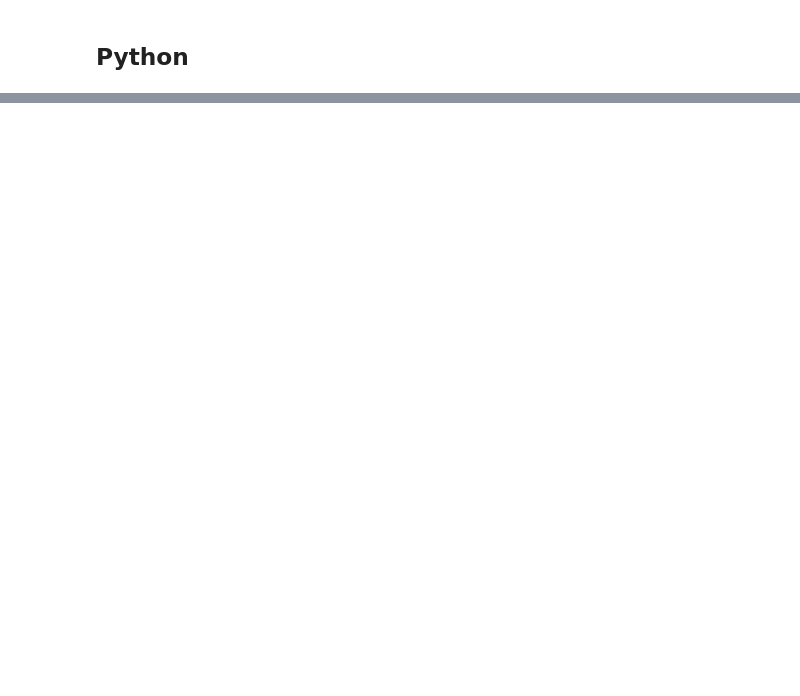
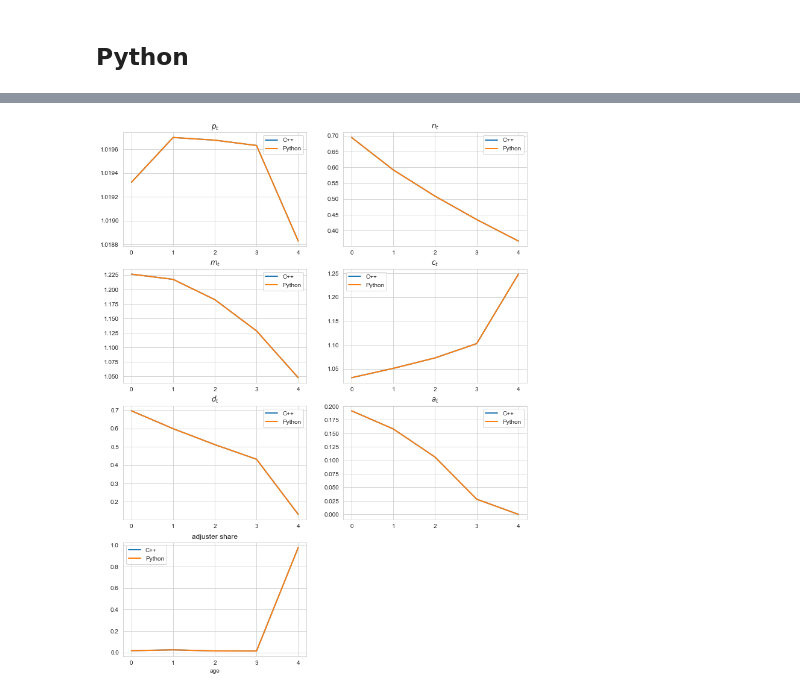
Before and after one commit to NumEconCopenhagen/ConsumptionSavingNotebooks, a Jupyter notebook: DurableConsumptionModel/Compare NEGM in Python and C++.ipynb, the cells around one changed output, grey strips where cells are left out. Drawn from its saved outputs; the diff is of its cells as text; code cells hidden in the pictures; blank space fills up the shorter version.

```diff
--- a/DurableConsumptionModel/Compare NEGM in Python and C++.ipynb
+++ b/DurableConsumptionModel/Compare NEGM in Python and C++.ipynb
@@ -104,0 +105,5 @@ checksum, inv_v_adj: 0.34254278
+# %%
+from figs import lifecycle_compare
+lifecycle_compare(model_cpp,'C++',model_python,'Python')
+# %% [output]
+[figure, added]
```
Also changed, not shown: parts of 4 cells of this notebook, 32 other files.
